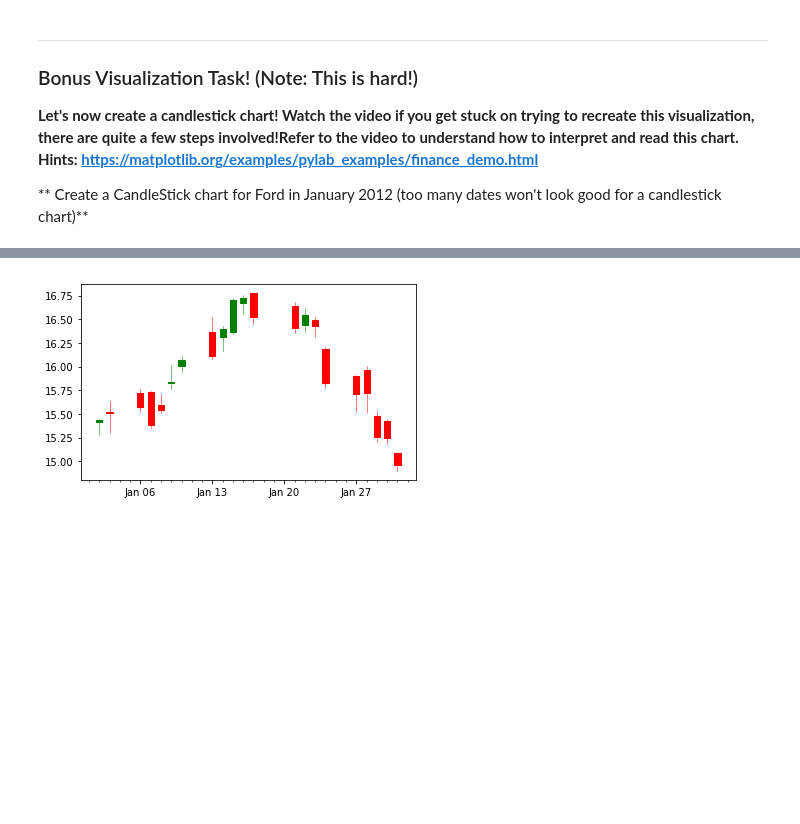
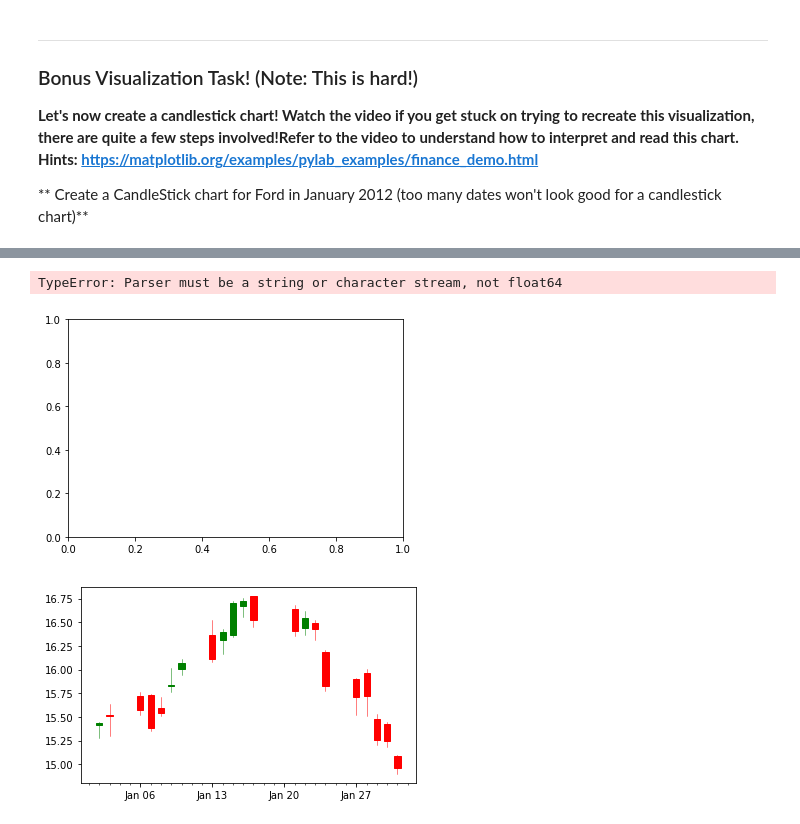
Before and after one commit to ksooklall/Stocks, a Jupyter notebook: Python-for-Finance-Repo-master/Python-for-Finance-Repo-master/07-Stock-Market-Analysis-Capstone-Project/Stock Market Analysis Project.ipynb, the cells around one changed output, grey strips where cells are left out. Cells and saved outputs as stored; diff of their text form; code cells hidden in the pictures; blank space fills up the shorter version.

```diff
--- a/Python-for-Finance-Repo-master/Python-for-Finance-Repo-master/07-Stock-Market-Analysis-Capstone-Project/Stock Market Analysis Project.ipynb
+++ b/Python-for-Finance-Repo-master/Python-for-Finance-Repo-master/07-Stock-Market-Analysis-Capstone-Project/Stock Market Analysis Project.ipynb
@@ -200,0 +217,8 @@ _____
+# %%
+fdf['time'] = fdf.index
+fdf['time'] = fdf['time'].map(lambda x: mdates.date2num(x))
+fdf = fdf.astype(float)
+# %%
+fdf['time'] = fdf.index
+fdf = fdf.drop(['Volume'], axis=1)
+fdf.head()
@@ -201,3 +233,10 @@ _____
+# %%
+fig, ax = plt.subplots()
+candlestick_ohlc(ax=ax, quotes=zip(fdf['Open'].map(mdates.datestr2num), fdf['Open'], fdf['High'], fdf['Low'], fdf['Close']),
+                 width=0.6, colorup= 'g')
+# %% [output]
+TypeError: Parser must be a string or character stream, not float64
+[figure, added]
 # %%
 # %% [output]
 [figure]
```
Also changed, not shown: parts of 41 cells of this notebook.
